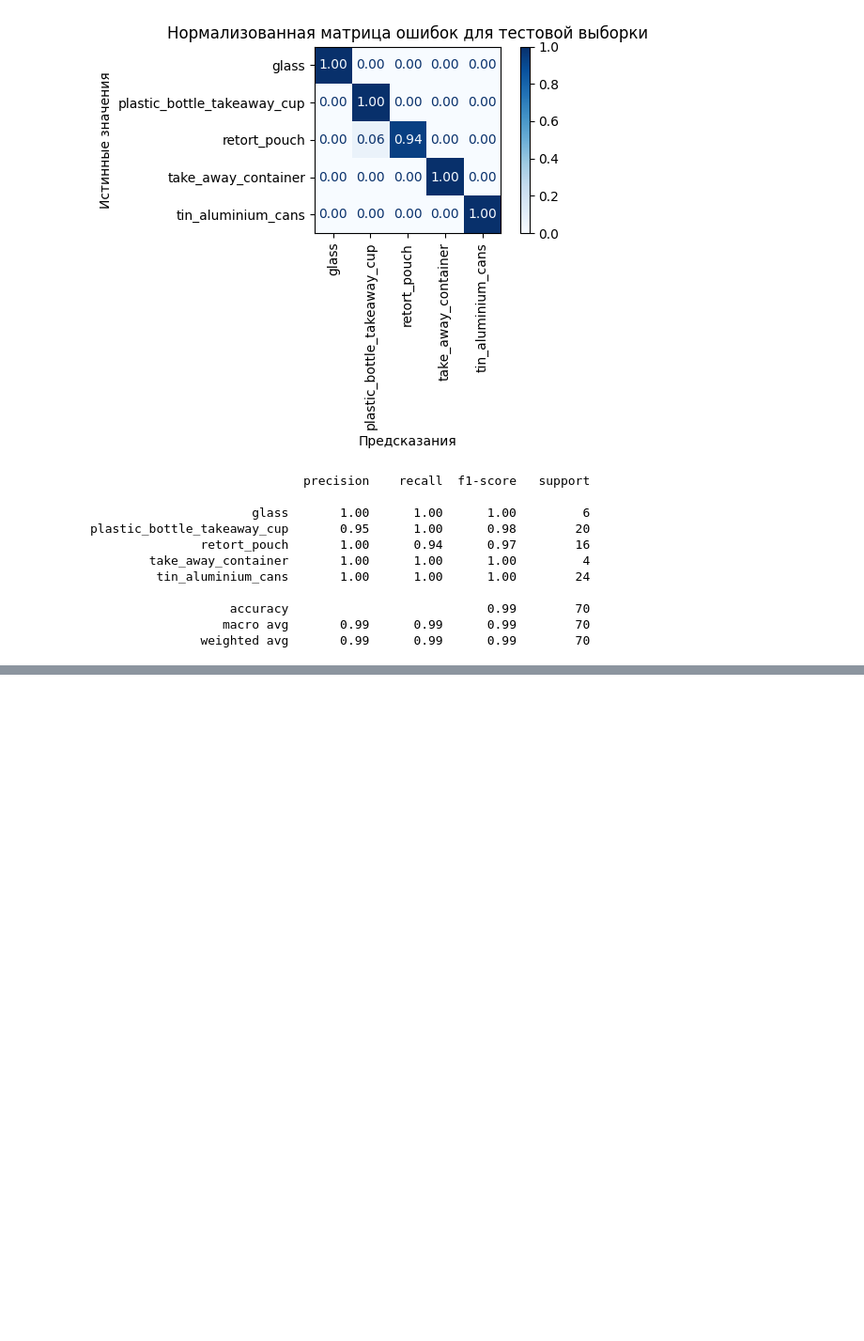
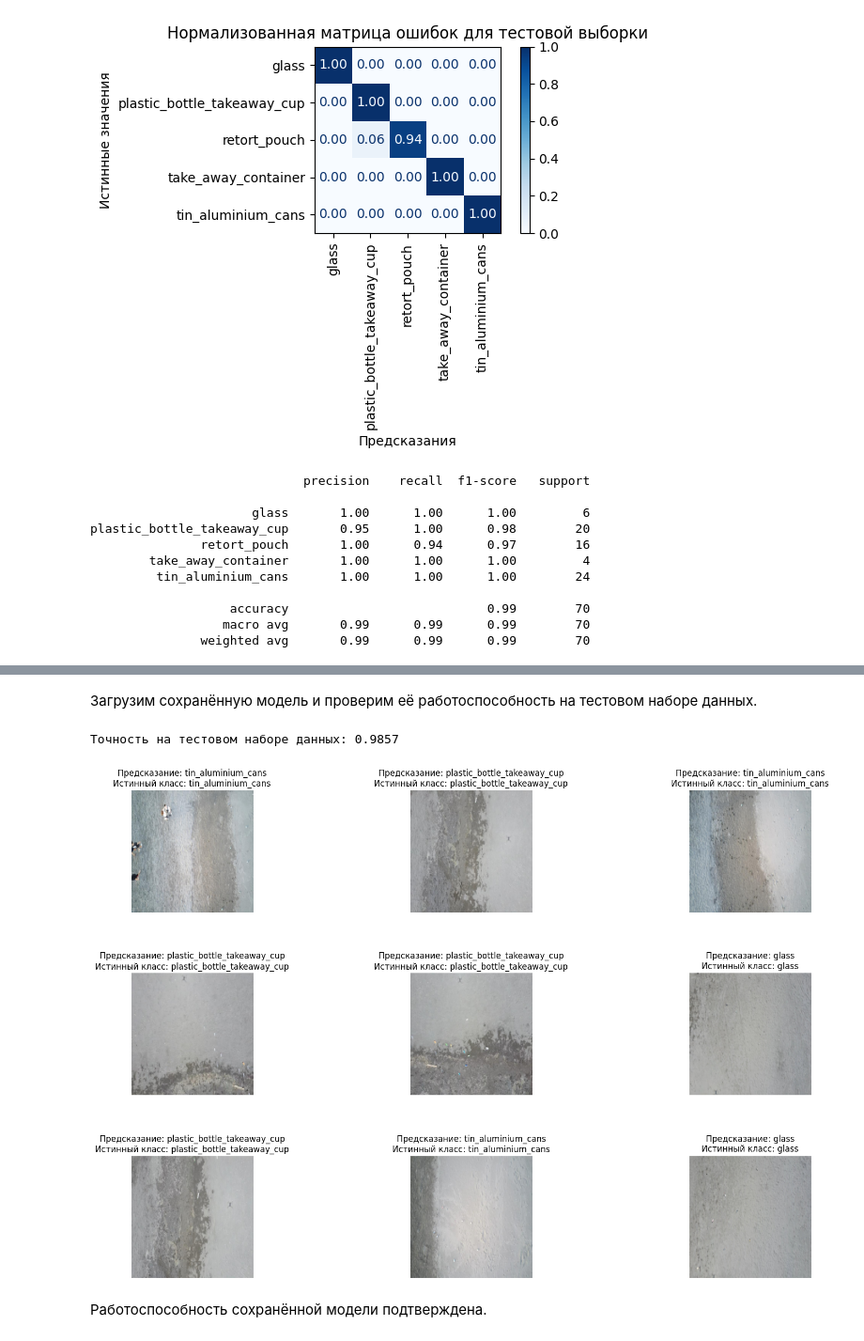
Before and after one commit to attractor-set/project_practice, a Jupyter notebook: Мониторинг экосистемы через IT-решения.ipynb, the cells around one changed output, grey strips where cells are left out. Shown at 94% size. Saved outputs shown, nothing was run; the diff lists cells and outputs as text; code cells hidden in the pictures; blank space fills up the shorter version.

```diff
--- a/Мониторинг экосистемы через IT-решения.ipynb
+++ b/Мониторинг экосистемы через IT-решения.ipynb
@@ -34,6 +49,7 @@ from torchvision.transforms import Compose, Resize, ToTensor, Normalize
 Проведём разведывательный анализ данных и визуализируем встречаемость классов мусора по подмножествам.
 # %%
 DATA_DIR = './datasets/'
+MODEL_DIR = './models/'
 CLASSES = ['glass', 'plastic_bottle_takeaway_cup', 'retort_pouch', 'take_away_container', 'tin_aluminium_cans']
 SETS = ['train', 'val', 'test']
 
@@ -253,0 +304,16 @@ plastic_bottle_takeaway_cup       0.95      1.00      0.98        20
+# %% [markdown]
+Загрузим сохранённую модель и проверим её работоспособность на тестовом наборе данных.
+# %%
+test_model = DataClassifier(len(CLASSES))
+
+state_dict = torch.load(os.path.join(MODEL_DIR, 'resnet18_eco.pth'), map_location=DEVICE)
+test_model.load_state_dict(state_dict)
+
+test_model, _, test_acc = eval(test_model, test_loader) # получаем метрику точности для тренировочного набора данных
+print(f'Точность на тестовом наборе данных: {test_acc:.4f}')
+visualize_predictions(test_model, test_loader.dataset)
+# %% [output]
+Точность на тестовом наборе данных: 0.9857
+[figure, added]
+# %% [markdown]
+Работоспособность сохранённой модели подтверждена.
```
Also changed, not shown: parts of 12 cells of this notebook, 3 other files.
